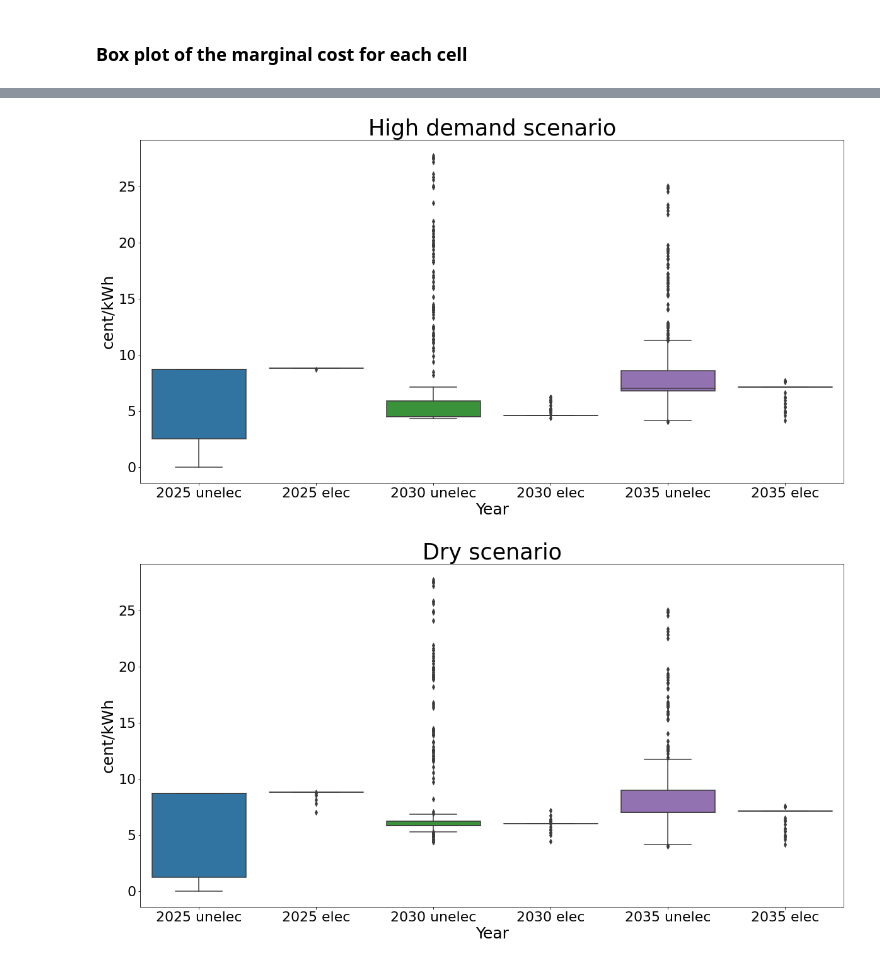
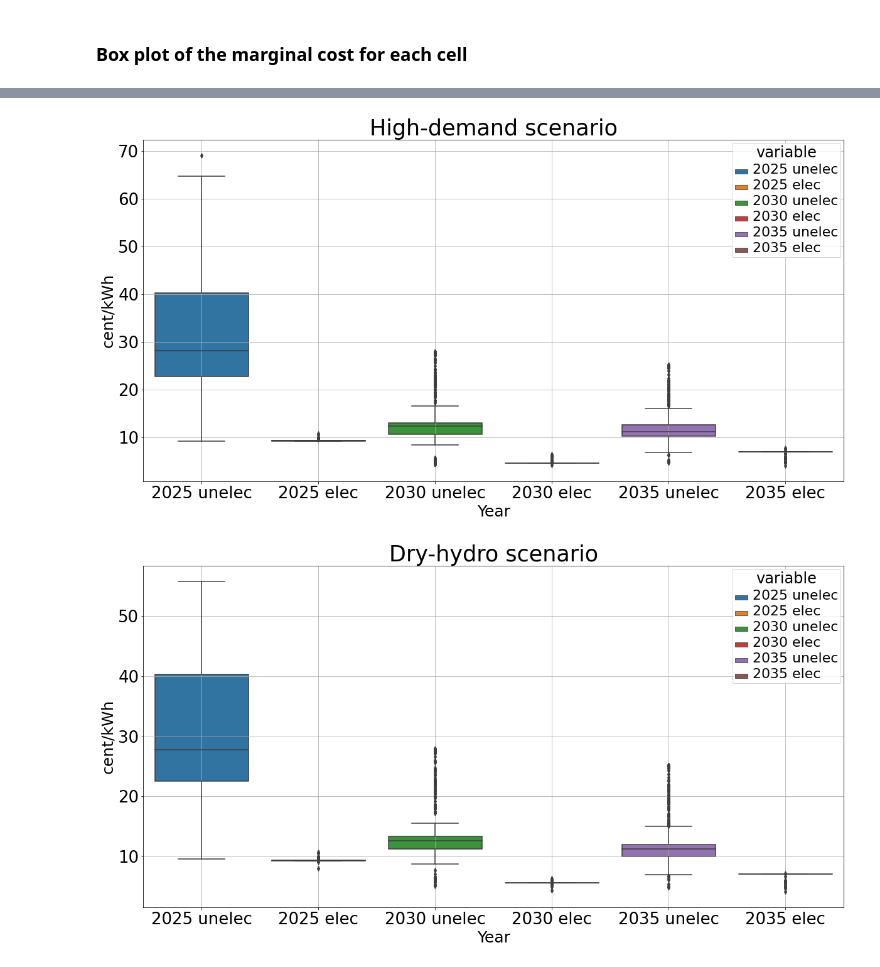
Before and after one commit to KTH-dESA/GEOSeMOSYS_Kenya, a Jupyter notebook: src/GEOSeMOSYS - exploring linear programming geospatial modelling.ipynb, the cells around one changed output, grey strips where cells are left out. Cells and saved outputs as stored; diff of their text form; code cells hidden in the pictures.

Commit message:
Updated charts for dual values - jupyter notebook

```diff
--- a/src/GEOSeMOSYS - exploring linear programming geospatial modelling.ipynb
+++ b/src/GEOSeMOSYS - exploring linear programming geospatial modelling.ipynb
@@ -520,16 +521,20 @@ prod_ref.head(10)
 # %%
 import seaborn as sns
 
-dual_ref = pd.read_csv("../results_submittedversion/results/Dual_REF.csv")
+dual_ref = pd.read_csv("run/results_revision/Results/Dual_REF.csv")
 df = pd.DataFrame(data=dual_ref, columns=["2025 unelec", "2025 elec", "2030 unelec","2030 elec", "2035 unelec", "2035 elec"])
-boxplot = sns.boxplot(x="variable", y="value", data=pd.melt(df))
-boxplot.tick_params(axis='both', which='major', labelsize=22)
+boxplot = sns.boxplot(x="variable", y="value", hue= "variable",dodge=False, data=pd.melt(df))
+boxplot.tick_params(axis='both', which='major', labelsize=26)
 boxplot.axes.set_title("Reference scenario", fontsize=35)
 boxplot.set_xlabel("Year", fontsize=25)
 boxplot.set_ylabel("cent/kWh", fontsize=25)
+plt.setp(boxplot.get_legend().get_texts(), fontsize='22') # for legend text
+plt.setp(boxplot.get_legend().get_title(), fontsize='24') # for legend title
 
-plt.rcParams["figure.figsize"] = (20,5)
+plt.grid()
 
-plt.savefig('../results_submittedversion/results/REF_boxplot.png')
+plt.rcParams["figure.figsize"] = (20,10)
+
+plt.savefig('run/results_revision/Results/REF_boxplot.png')
 plt.show()
 # %% [output]
@@ -537,31 +542,40 @@ plt.show()
 # %%
 import seaborn as sns
-dual_ref = pd.read_csv("../results_submittedversion/results/Vision_dual.csv")
+dual_ref = pd.read_csv("run/results_revision/Results/Vision_dual.csv")
 df = pd.DataFrame(data=dual_ref, columns=["2025 unelec", "2025 elec", "2030 unelec","2030 elec", "2035 unelec", "2035 elec"])
-boxplot = sns.boxplot(x="variable", y="value", data=pd.melt(df))
-boxplot.tick_params(axis='both', which='major', labelsize=22)
-boxplot.axes.set_title("High demand scenario", fontsize=35)
+boxplot = sns.boxplot(x="variable", y="value",hue= "variable", dodge=False, data=pd.melt(df))
+boxplot.tick_params(axis='both', which='major', labelsize=26)
+boxplot.axes.set_title("High-demand scenario", fontsize=35)
 boxplot.set_xlabel("Year", fontsize=25)
 boxplot.set_ylabel("cent/kWh", fontsize=25)
 
-plt.rcParams["figure.figsize"] = (30,10)
+plt.grid()
 
-plt.savefig('../results_submittedversion/results/Highdemand_boxplot.png')
+plt.setp(boxplot.get_legend().get_texts(), fontsize='22') # for legend text
+plt.setp(boxplot.get_legend().get_title(), fontsize='24') # for legend title
+
+plt.rcParams["figure.figsize"] = (20,10)
+
+plt.savefig('run/results_revision/Results/Highdemand_boxplot.png')
 plt.show()
 # %% [output]
-[figure, old version]
+[figure, new version]
 # %%
-dual_ref = pd.read_csv("../results_submittedversion/results/Dual_dry.csv")
+dual_ref = pd.read_csv("run/results_revision/Results/Dual_dry.csv")
 df = pd.DataFrame(data=dual_ref, columns=["2025 unelec", "2025 elec", "2030 unelec","2030 elec", "2035 unelec", "2035 elec"])
-boxplot = sns.boxplot(x="variable", y="value", data=pd.melt(df))
-boxplot.tick_params(axis='both', which='major', labelsize=22)
-boxplot.axes.set_title("Dry scenario", fontsize=35)
+boxplot = sns.boxplot(x="variable", y="value", hue= "variable", dodge=False, data=pd.melt(df))
+boxplot.tick_params(axis='both', which='major', labelsize=26)
+boxplot.axes.set_title("Dry-hydro scenario", fontsize=35)
 boxplot.set_xlabel("Year", fontsize=25)
 boxplot.set_ylabel("cent/kWh", fontsize=25)
 
+plt.setp(boxplot.get_legend().get_texts(), fontsize='22') # for legend text
+plt.setp(boxplot.get_legend().get_title(), fontsize='24') # for legend title
+
+plt.grid()
 plt.rcParams["figure.figsize"] = (30,10)
 
-plt.savefig('../results_submittedversion/results/Dry_boxplot.png')
+plt.savefig('run/results_revision/Results/Dry_boxplot.png')
 plt.show()
 # %% [output]
-[figure, old version]
+[figure, new version]
```
Also changed, not shown: parts of 2 cells of this notebook.
